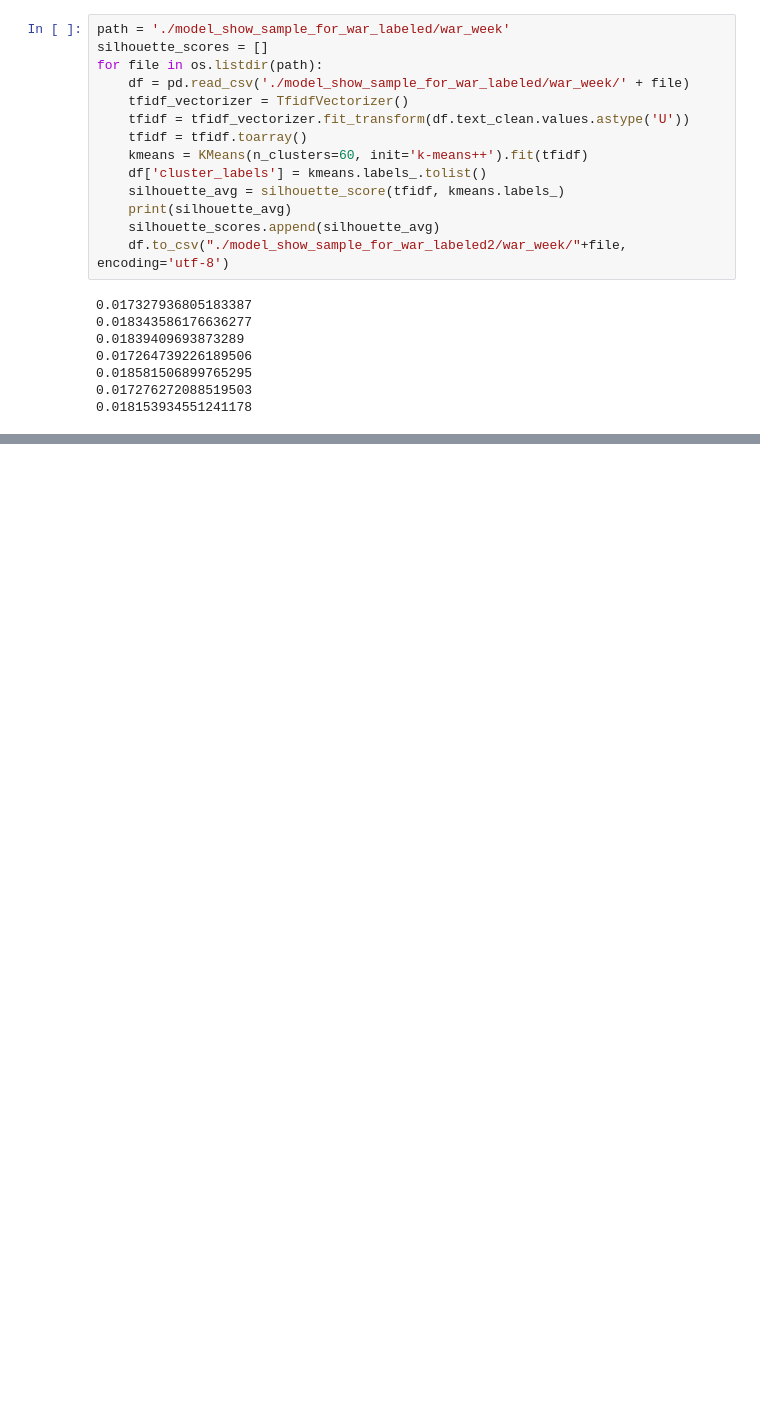
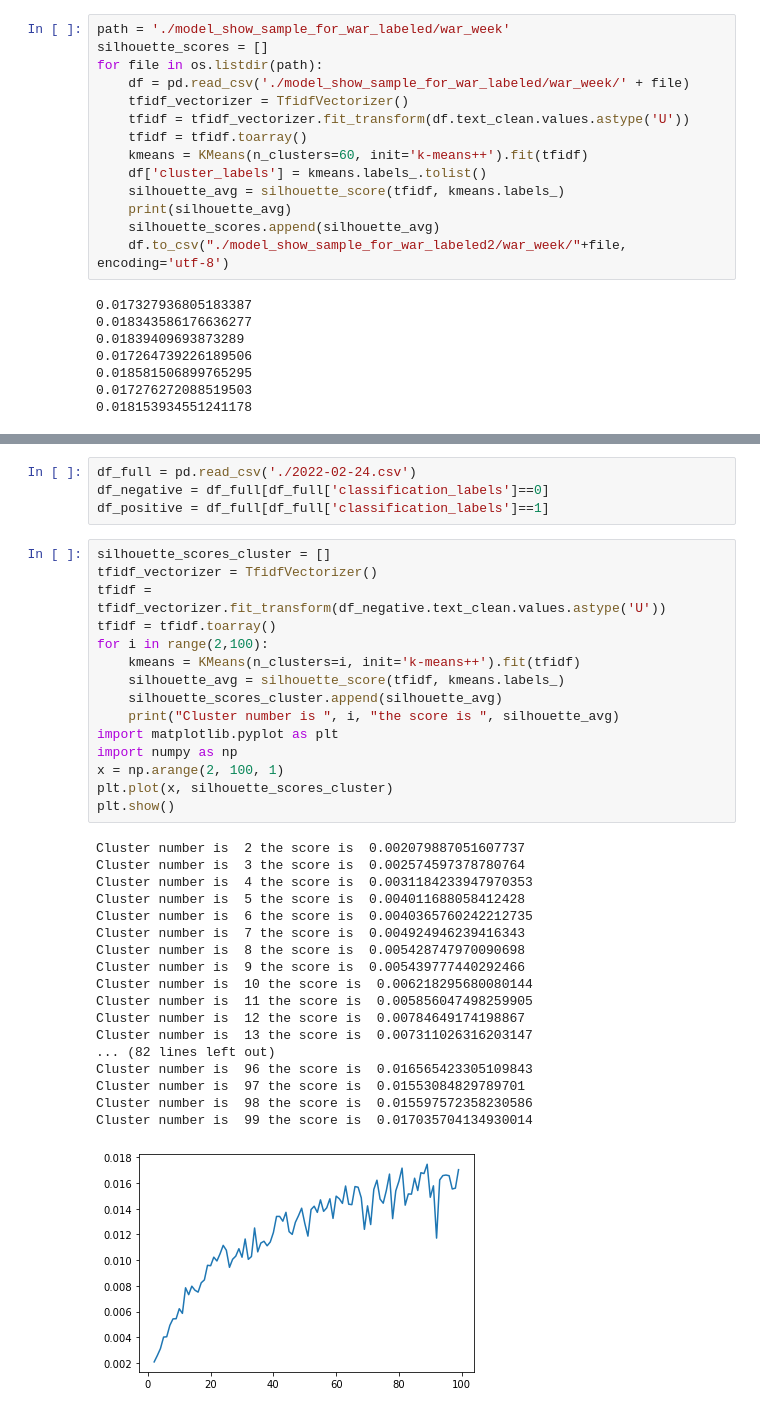
Before and after one commit to DANLEIQIANG/CMPT733_finalProject, a Jupyter notebook: Model/BERT/BERT_process.ipynb, the cells around one changed output, grey strips where cells are left out. Saved outputs shown, nothing was run; the diff lists cells and outputs as text; blank space fills up the shorter version.

Commit message:
Cyber bullying labels

```diff
--- a/Model/BERT/BERT_process.ipynb
+++ b/Model/BERT/BERT_process.ipynb
@@ -1302,0 +1476,38 @@ silhouette_scores
+# %%
+df_full = pd.read_csv('./2022-02-24.csv')
+df_negative = df_full[df_full['classification_labels']==0]
+df_positive = df_full[df_full['classification_labels']==1]
+# %%
+silhouette_scores_cluster = []
+tfidf_vectorizer = TfidfVectorizer()
+tfidf = tfidf_vectorizer.fit_transform(df_negative.text_clean.values.astype('U'))
+tfidf = tfidf.toarray()
+for i in range(2,100):
+    kmeans = KMeans(n_clusters=i, init='k-means++').fit(tfidf)
+    silhouette_avg = silhouette_score(tfidf, kmeans.labels_)
+    silhouette_scores_cluster.append(silhouette_avg)
+    print("Cluster number is ", i, "the score is ", silhouette_avg)
+import matplotlib.pyplot as plt
+import numpy as np
+x = np.arange(2, 100, 1)
+plt.plot(x, silhouette_scores_cluster)
+plt.show()
+# %% [output]
+Cluster number is  2 the score is  0.002079887051607737
+Cluster number is  3 the score is  0.002574597378780764
+Cluster number is  4 the score is  0.0031184233947970353
+Cluster number is  5 the score is  0.004011688058412428
+Cluster number is  6 the score is  0.0040365760242212735
+Cluster number is  7 the score is  0.004924946239416343
+Cluster number is  8 the score is  0.005428747970090698
+Cluster number is  9 the score is  0.005439777440292466
+Cluster number is  10 the score is  0.006218295680080144
+Cluster number is  11 the score is  0.005856047498259905
+Cluster number is  12 the score is  0.00784649174198867
+Cluster number is  13 the score is  0.007311026316203147
+... (82 lines left out)
+Cluster number is  96 the score is  0.016565423305109843
+Cluster number is  97 the score is  0.01553084829789701
+Cluster number is  98 the score is  0.015597572358230586
+Cluster number is  99 the score is  0.017035704134930014
+[figure, added]
```
Also changed, not shown: parts of 15 cells of this notebook, 7 other files.
